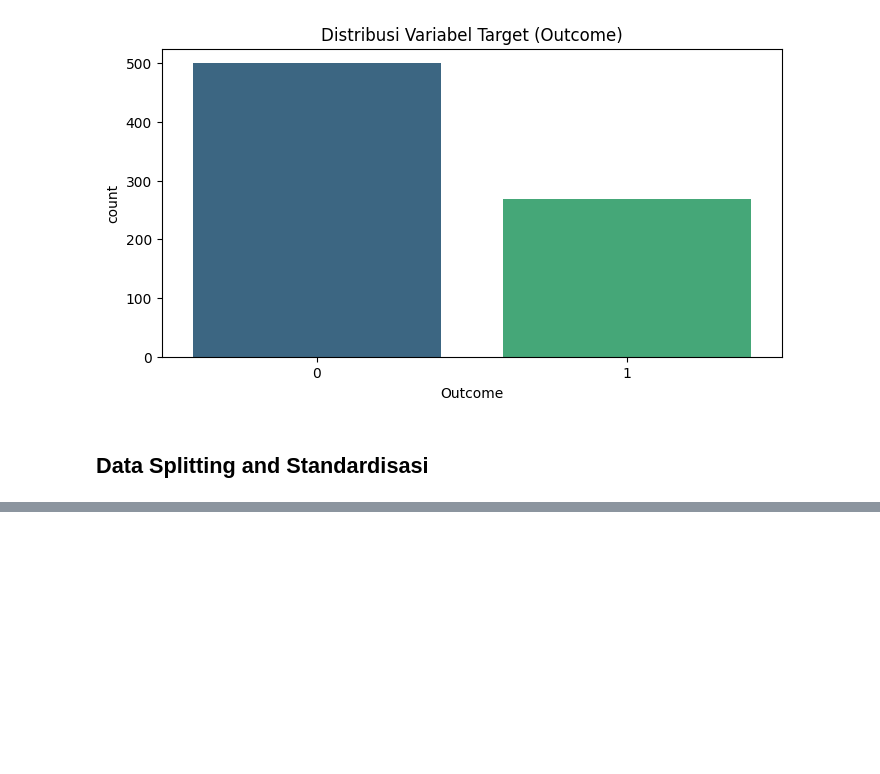
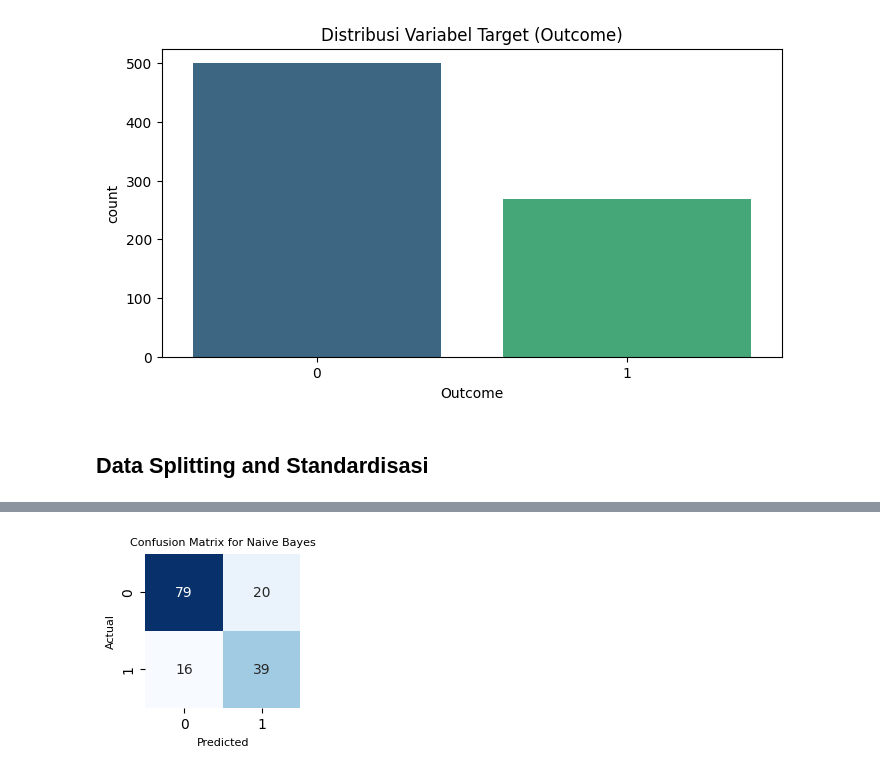
Before and after one commit to aprizal543/Prediksi_Diabetes, a Jupyter notebook: Prediksi_Diabetes.ipynb, the cells around one changed output, grey strips where cells are left out. Drawn from its saved outputs; the diff is of its cells as text; code cells hidden in the pictures; blank space fills up the shorter version.

```diff
--- a/Prediksi_Diabetes.ipynb
+++ b/Prediksi_Diabetes.ipynb
@@ -147,0 +267,6 @@ xgb = XGBClassifier().fit(X_train, y_train)
+# %%
+# Tampilkan Confusion Matrix untuk Naive Bayes
+nb_cm = results['Naive Bayes']['Confusion Matrix']
+plot_confusion_matrix(nb_cm, 'Naive Bayes')
+# %% [output]
+[figure, added]
```
Also changed, not shown: parts of 11 cells of this notebook.
